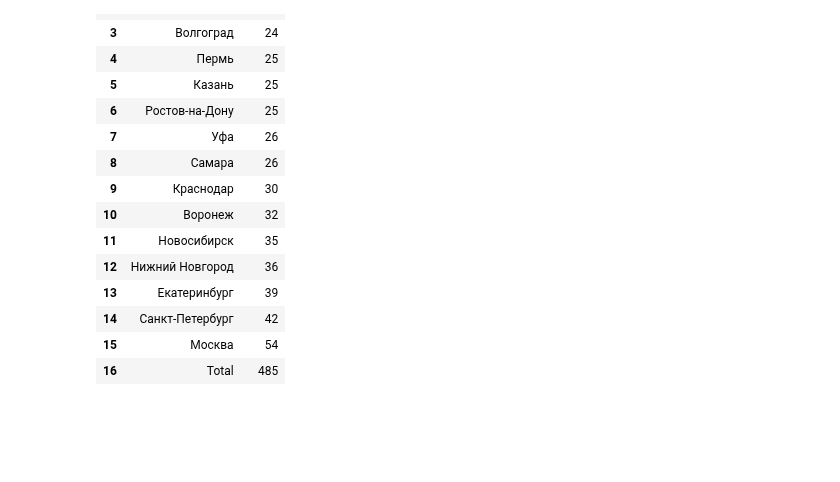
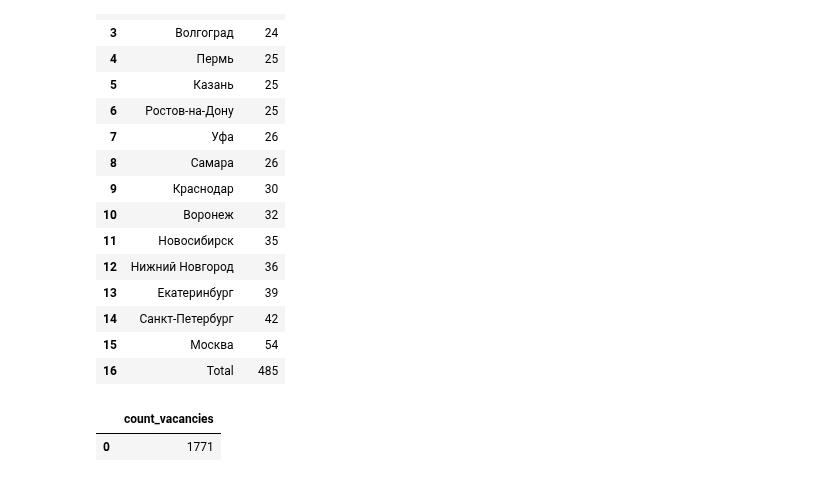
Before and after one commit to rafferti95/st_data_science, a Jupyter notebook: Project 2/pre_popon.ipynb, the cells around one changed output. Cells and saved outputs as stored; diff of their text form; code cells hidden in the pictures; blank space fills up the shorter version.

```diff
--- a/Project 2/pre_popon.ipynb
+++ b/Project 2/pre_popon.ipynb
@@ -438,3 +438,20 @@ display(df)
 | 14 | Санкт-Петербург | 42 |
 | 15 | Москва | 54 |
 | 16 | Total | 485 |
+# %%
+query_6_1 = f'''
+        SELECT
+            COUNT(v.name) AS count_vacancies
+
+        FROM
+            VACANCIES AS v
+
+        WHERE
+             LOWER(v.name) LIKE '%data%' OR LOWER(v.name) LIKE '%данн%'
+'''
+
+df = pd.read_sql_query(query_6_1, connection)
+display(df)
+# %% [output]
+|  | count_vacancies |
+| 0 | 1771 |
```
Also changed, not shown: 1 other file.
